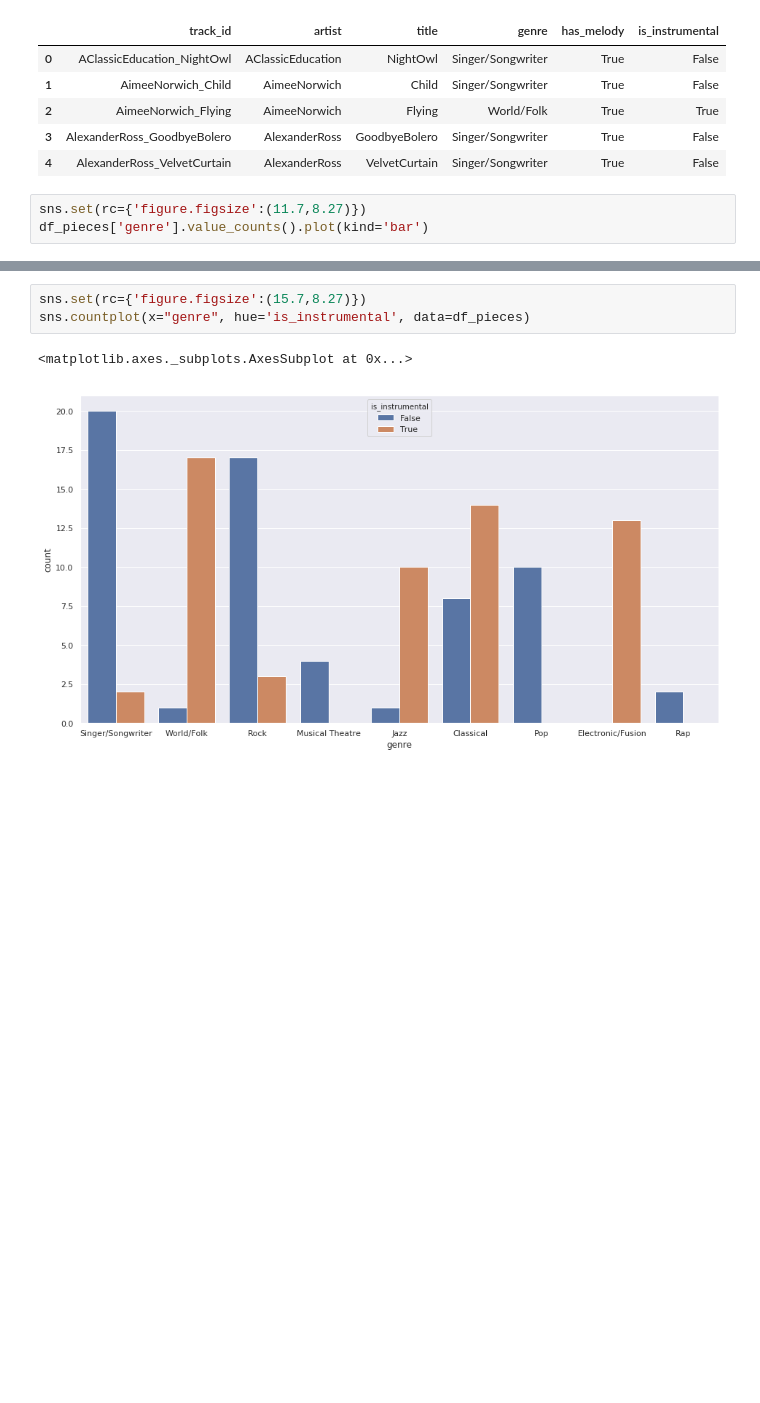
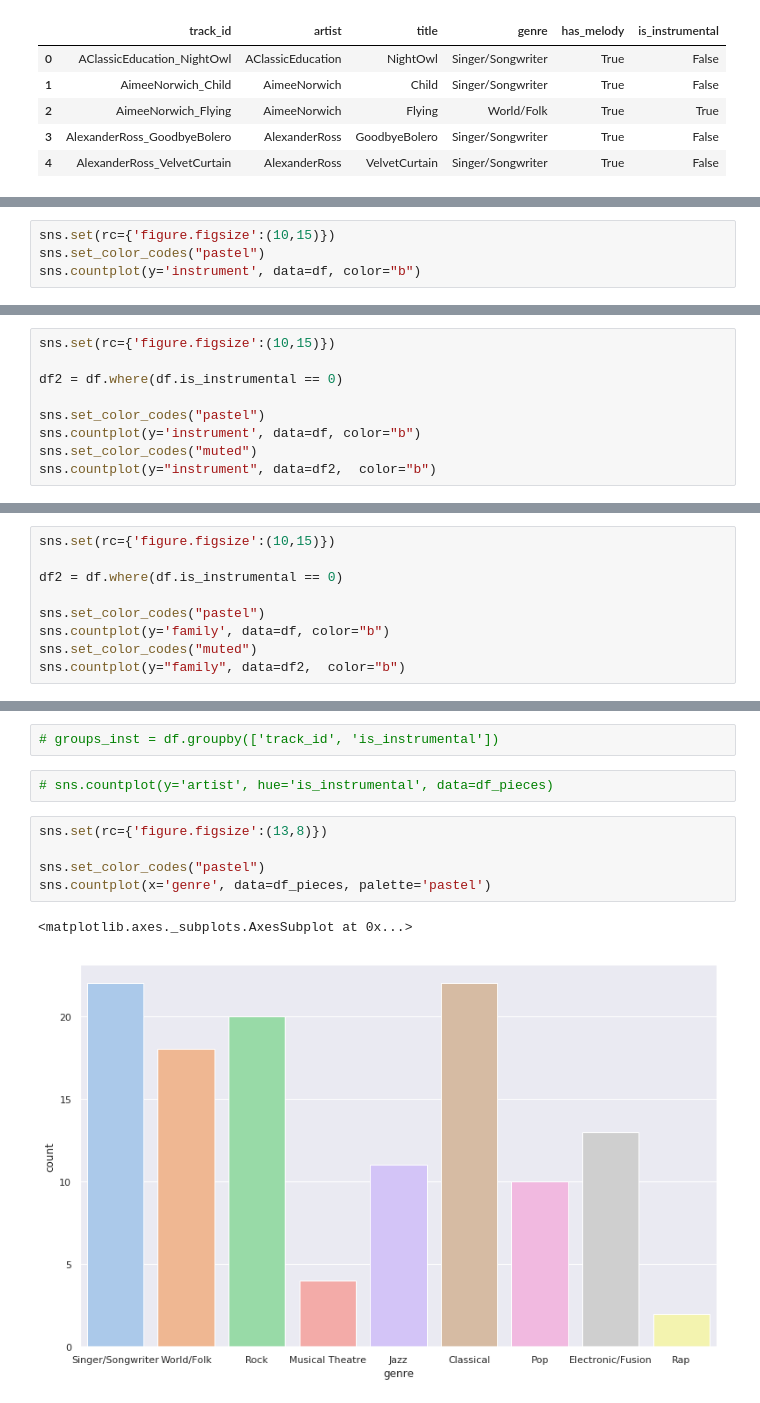
Before and after one commit to shayenne/vocaldetection, a Jupyter notebook: scripts/MixMedleyDB.ipynb, the cells around one changed output, grey strips where cells are left out. Cells and saved outputs as stored; diff of their text form; blank space fills up the shorter version.

```diff
--- a/scripts/MixMedleyDB.ipynb
+++ b/scripts/MixMedleyDB.ipynb
@@ -257,6 +182,3 @@ df_pieces.head()
 | 2 | AimeeNorwich_Flying | AimeeNorwich | Flying | World/Folk | True | True |
 | 3 | AlexanderRoss_GoodbyeBolero | AlexanderRoss | GoodbyeBolero | Singer/Songwriter | True | False |
 | 4 | AlexanderRoss_VelvetCurtain | AlexanderRoss | VelvetCurtain | Singer/Songwriter | True | False |
-# %%
-sns.set(rc={'figure.figsize':(11.7,8.27)})
-df_pieces['genre'].value_counts().plot(kind='bar')
@@ -265,0 +185,4 @@ df_pieces['genre'].value_counts().plot(kind='bar')
+# %%
+sns.set(rc={'figure.figsize':(10,15)})
+sns.set_color_codes("pastel")
+sns.countplot(y='instrument', data=df, color="b")
@@ -265,0 +192,9 @@ df_pieces['genre'].value_counts().plot(kind='bar')
+# %%
+sns.set(rc={'figure.figsize':(10,15)})
+
+df2 = df.where(df.is_instrumental == 0)
+
+sns.set_color_codes("pastel")
+sns.countplot(y='instrument', data=df, color="b")
+sns.set_color_codes("muted")
+sns.countplot(y="instrument", data=df2,  color="b")
@@ -265,0 +204,9 @@ df_pieces['genre'].value_counts().plot(kind='bar')
+# %%
+sns.set(rc={'figure.figsize':(10,15)})
+
+df2 = df.where(df.is_instrumental == 0)
+
+sns.set_color_codes("pastel")
+sns.countplot(y='family', data=df, color="b")
+sns.set_color_codes("muted")
+sns.countplot(y="family", data=df2,  color="b")
@@ -266,6 +216,12 @@ df_pieces['genre'].value_counts().plot(kind='bar')
+# %%
+# groups_inst = df.groupby(['track_id', 'is_instrumental'])
+# %%
+# sns.countplot(y='artist', hue='is_instrumental', data=df_pieces)
 # %%
-sns.set(rc={'figure.figsize':(15.7,8.27)})
-sns.countplot(x="genre", hue='is_instrumental', data=df_pieces)
+sns.set(rc={'figure.figsize':(13,8)})
+
+sns.set_color_codes("pastel")
+sns.countplot(x='genre', data=df_pieces, palette='pastel')
 # %% [output]
 <matplotlib.axes._subplots.AxesSubplot at 0x...>
-[figure, old version]
+[figure, new version]
```
Also changed, not shown: parts of 38 cells of this notebook, 1 other file.
